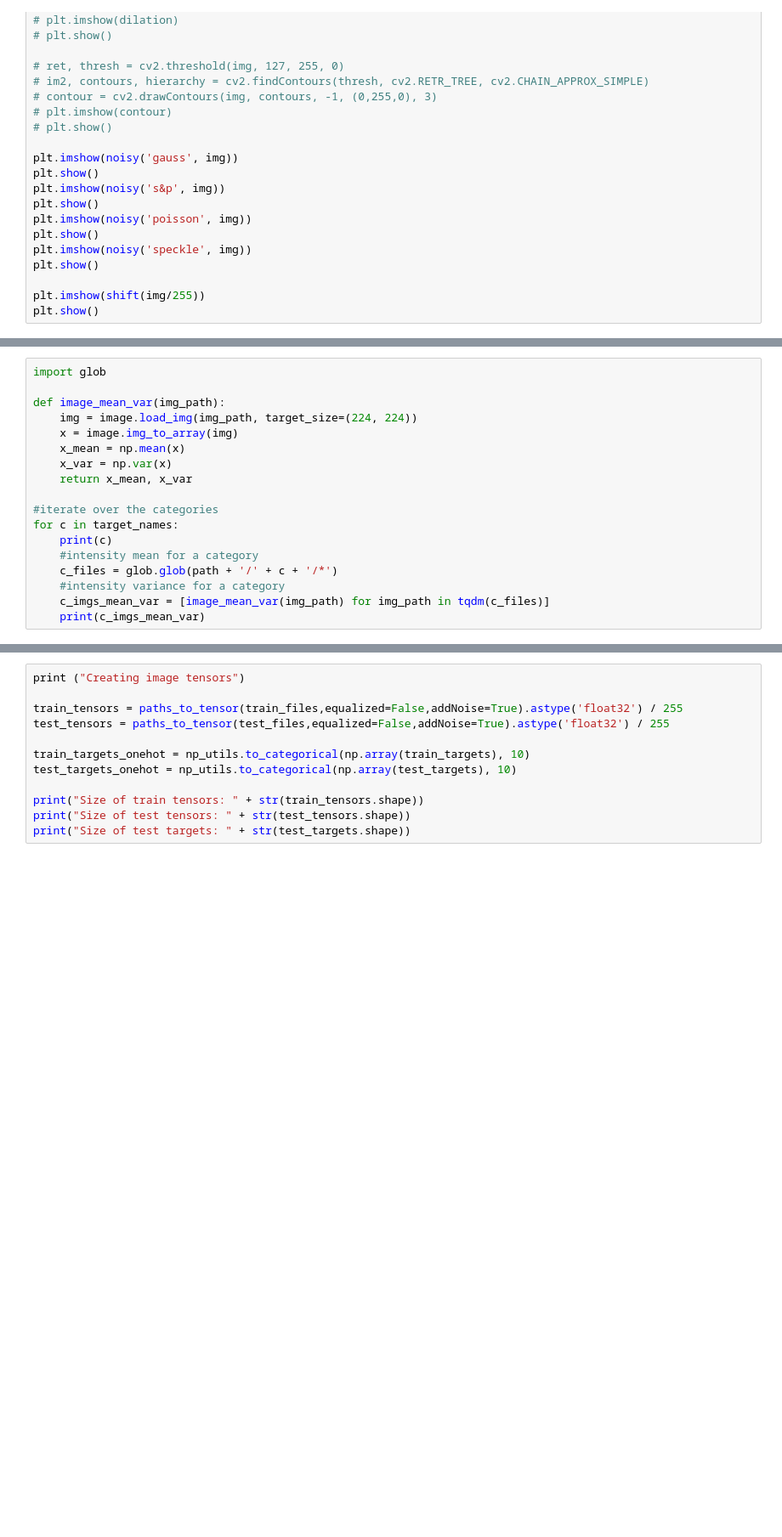
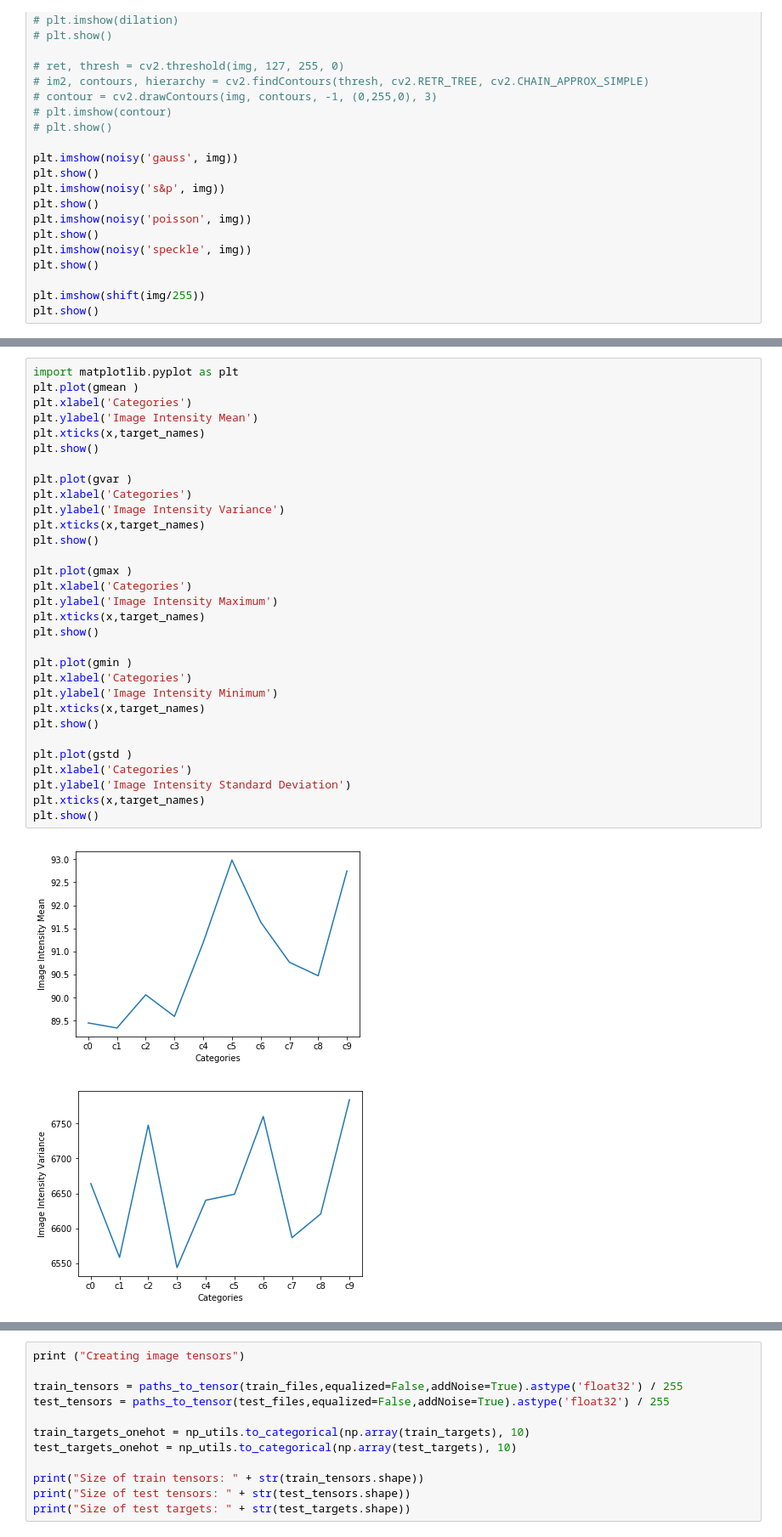
Before and after one commit to pushkarv/machine-learning, a Jupyter notebook: projects/capstone/utility_notebook.ipynb, the cells around one changed output, grey strips where cells are left out. Shown at 85% size. Cells and saved outputs as stored; diff of their text form; blank space fills up the shorter version.

Commit message:
updated with image statistics

```diff
--- a/projects/capstone/utility_notebook.ipynb
+++ b/projects/capstone/utility_notebook.ipynb
@@ -258,18 +256,0 @@ Categories:  ['c0', 'c1', 'c2', 'c3', 'c4', 'c5', 'c6', 'c7', 'c8', 'c9']
-# %%
-import glob
-
-def image_mean_var(img_path):
-    img = image.load_img(img_path, target_size=(224, 224))
-    x = image.img_to_array(img)
-    x_mean = np.mean(x)
-    x_var = np.var(x)
-    return x_mean, x_var
-
-#iterate over the categories
-for c in target_names:
-    print(c)
-    #intensity mean for a category
-    c_files = glob.glob(path + '/' + c + '/*')
-    #intensity variance for a category
-    c_imgs_mean_var = [image_mean_var(img_path) for img_path in tqdm(c_files)]
-    print(c_imgs_mean_var)
@@ -275,0 +295,34 @@ for c in target_names:
+# %%
+import matplotlib.pyplot as plt
+plt.plot(gmean )
+plt.xlabel('Categories')
+plt.ylabel('Image Intensity Mean')
+plt.xticks(x,target_names)
+plt.show()
+
+plt.plot(gvar )
+plt.xlabel('Categories')
+plt.ylabel('Image Intensity Variance')
+plt.xticks(x,target_names)
+plt.show()
+
+plt.plot(gmax )
+plt.xlabel('Categories')
+plt.ylabel('Image Intensity Maximum')
+plt.xticks(x,target_names)
+plt.show()
+
+plt.plot(gmin )
+plt.xlabel('Categories')
+plt.ylabel('Image Intensity Minimum')
+plt.xticks(x,target_names)
+plt.show()
+
+plt.plot(gstd )
+plt.xlabel('Categories')
+plt.ylabel('Image Intensity Standard Deviation')
+plt.xticks(x,target_names)
+plt.show()
+# %% [output]
+[figure, added]
+[figure, added]
```
Also changed, not shown: parts of 6 cells of this notebook, 7 other files.
